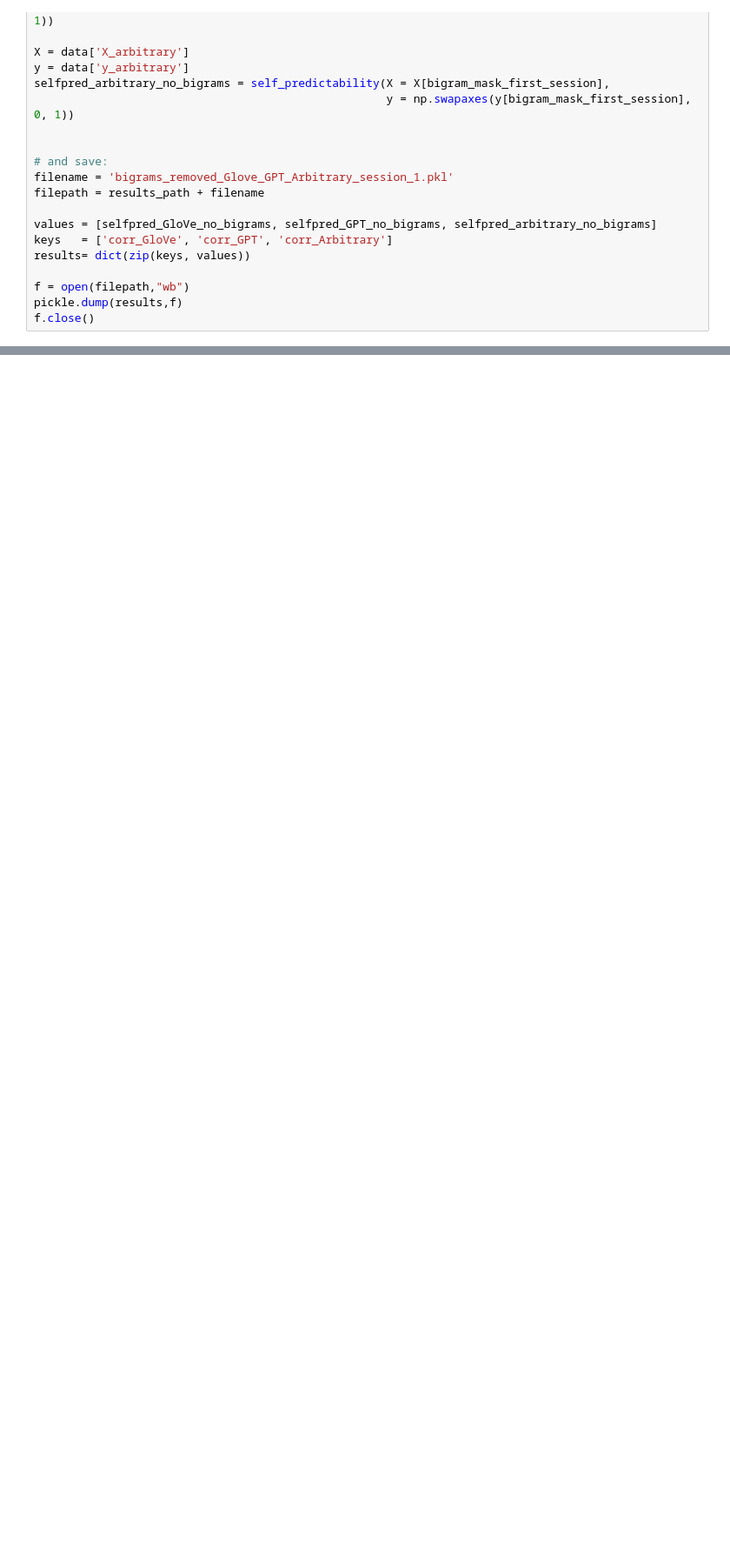
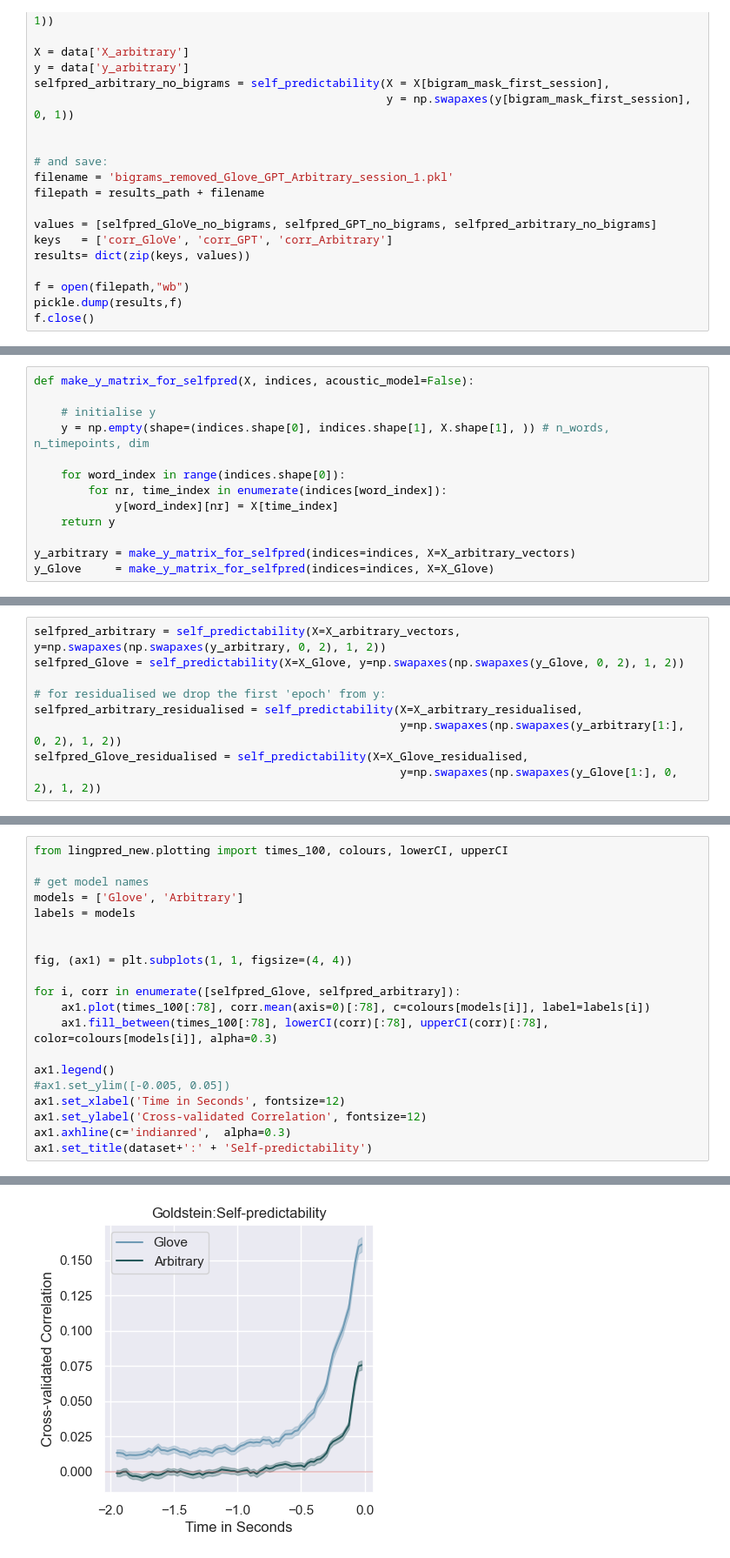
Before and after one commit to InesSchoenmann/Lingpred, a Jupyter notebook: notebooks_new/Compute_Selfpredictability.ipynb, the cells around one changed output, grey strips where cells are left out. Shown: that part at 87% size. Drawn from its saved outputs; the diff is of its cells as text; blank space fills up the shorter version.

Commit message:
computed Goldstein's data's self-predictability

```diff
--- a/notebooks_new/Compute_Selfpredictability.ipynb
+++ b/notebooks_new/Compute_Selfpredictability.ipynb
@@ -96,0 +129,13 @@ f.close()
+# %%
+def make_y_matrix_for_selfpred(X, indices, acoustic_model=False):
+
+    # initialise y
+    y = np.empty(shape=(indices.shape[0], indices.shape[1], X.shape[1], )) # n_words, n_timepoints, dim
+
+    for word_index in range(indices.shape[0]):
+        for nr, time_index in enumerate(indices[word_index]):
+            y[word_index][nr] = X[time_index]
+    return y
+
+y_arbitrary = make_y_matrix_for_selfpred(indices=indices, X=X_arbitrary_vectors)
+y_Glove     = make_y_matrix_for_selfpred(indices=indices, X=X_Glove)
@@ -96,0 +146,9 @@ f.close()
+# %%
+selfpred_arbitrary = self_predictability(X=X_arbitrary_vectors, y=np.swapaxes(np.swapaxes(y_arbitrary, 0, 2), 1, 2))
+selfpred_Glove = self_predictability(X=X_Glove, y=np.swapaxes(np.swapaxes(y_Glove, 0, 2), 1, 2))
+
+# for residualised we drop the first 'epoch' from y:
+selfpred_arbitrary_residualised = self_predictability(X=X_arbitrary_residualised,
+                                                      y=np.swapaxes(np.swapaxes(y_arbitrary[1:], 0, 2), 1, 2))
+selfpred_Glove_residualised = self_predictability(X=X_Glove_residualised,
+                                                      y=np.swapaxes(np.swapaxes(y_Glove[1:], 0, 2), 1, 2))
@@ -96,0 +166,21 @@ f.close()
+# %%
+from lingpred_new.plotting import times_100, colours, lowerCI, upperCI
+
+# get model names
+models = ['Glove', 'Arbitrary']
+labels = models
+
+
+fig, (ax1) = plt.subplots(1, 1, figsize=(4, 4))
+
+for i, corr in enumerate([selfpred_Glove, selfpred_arbitrary]):
+    ax1.plot(times_100[:78], corr.mean(axis=0)[:78], c=colours[models[i]], label=labels[i])
+    ax1.fill_between(times_100[:78], lowerCI(corr)[:78], upperCI(corr)[:78], color=colours[models[i]], alpha=0.3)
+
+ax1.legend()
+#ax1.set_ylim([-0.005, 0.05])
+ax1.set_xlabel('Time in Seconds', fontsize=12)
+ax1.set_ylabel('Cross-validated Correlation', fontsize=12)
+ax1.axhline(c='indianred',  alpha=0.3)
+ax1.set_title(dataset+':' + 'Self-predictability')
+# %% [output]
@@ -96,0 +188 @@ f.close()
+[figure, added]
```
Also changed, not shown: parts of 11 cells of this notebook, 1 other file.
